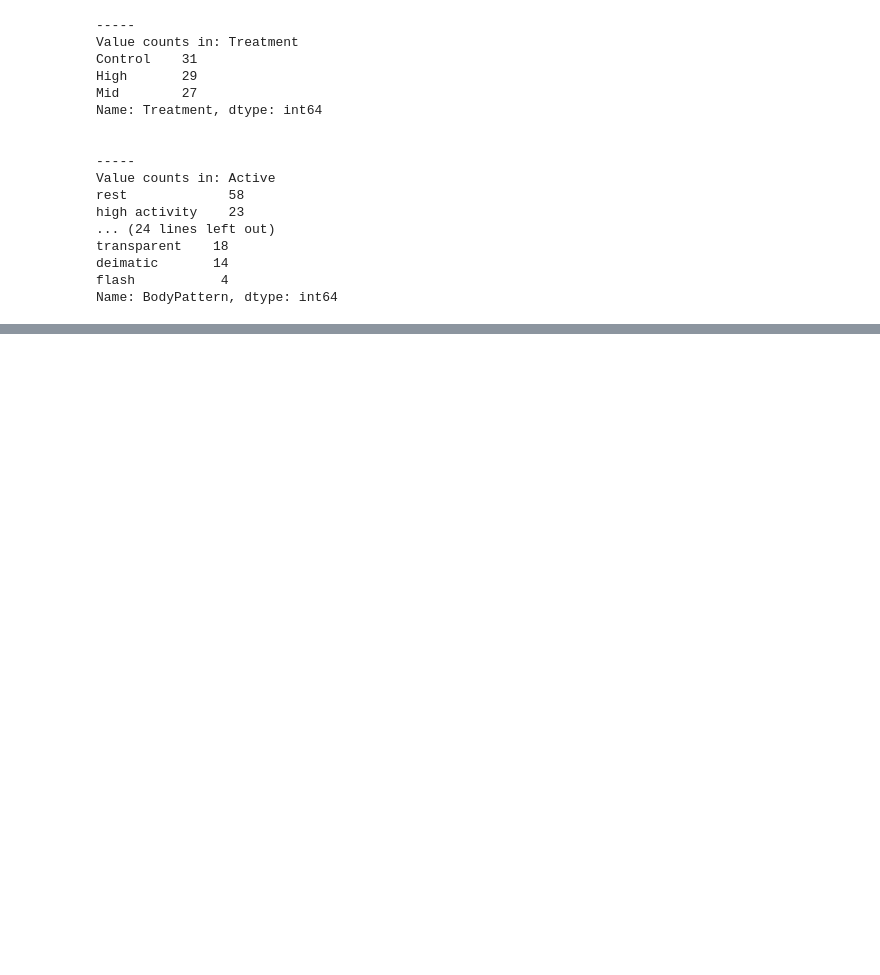
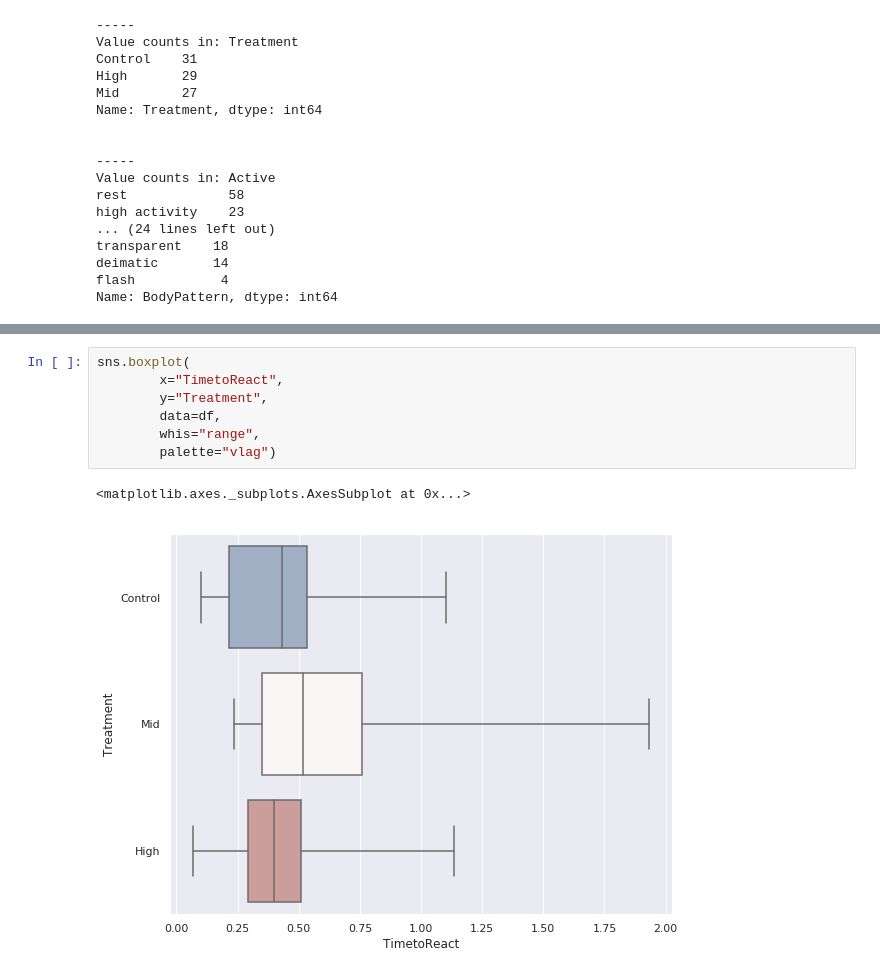
Before and after one commit to ewhitling/datascience-cc, a Jupyter notebook: ch4-exploring-data.ipynb, the cells around one changed output, grey strips where cells are left out. Cells and saved outputs as stored; diff of their text form; blank space fills up the shorter version.

```diff
--- a/ch4-exploring-data.ipynb
+++ b/ch4-exploring-data.ipynb
@@ -191,0 +262,10 @@ Name: BodyPattern, dtype: int64
+# %%
+sns.boxplot(
+        x="TimetoReact",
+        y="Treatment",
+        data=df,
+        whis="range",
+        palette="vlag")
+# %% [output]
+<matplotlib.axes._subplots.AxesSubplot at 0x...>
+[figure, added]
```
Also changed, not shown: parts of 22 cells of this notebook, 4 other files.
